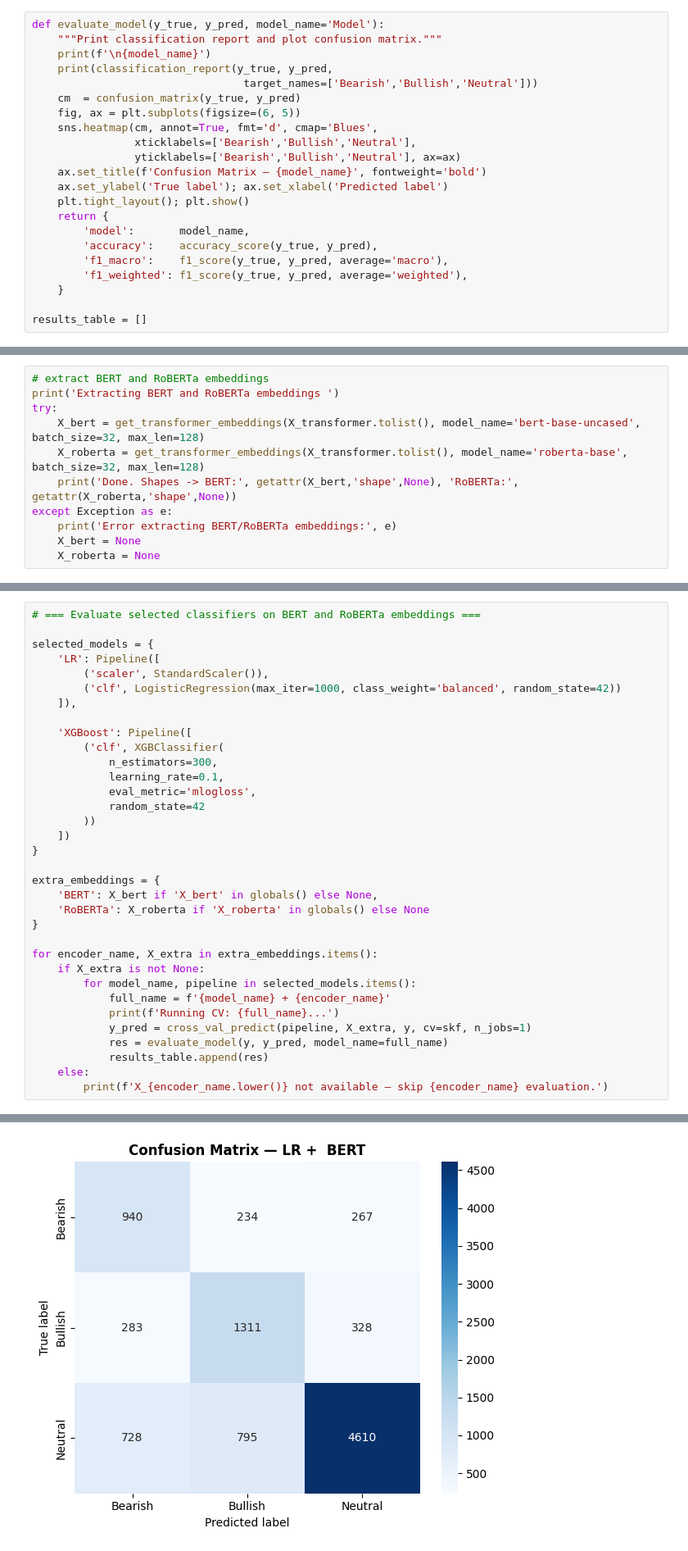
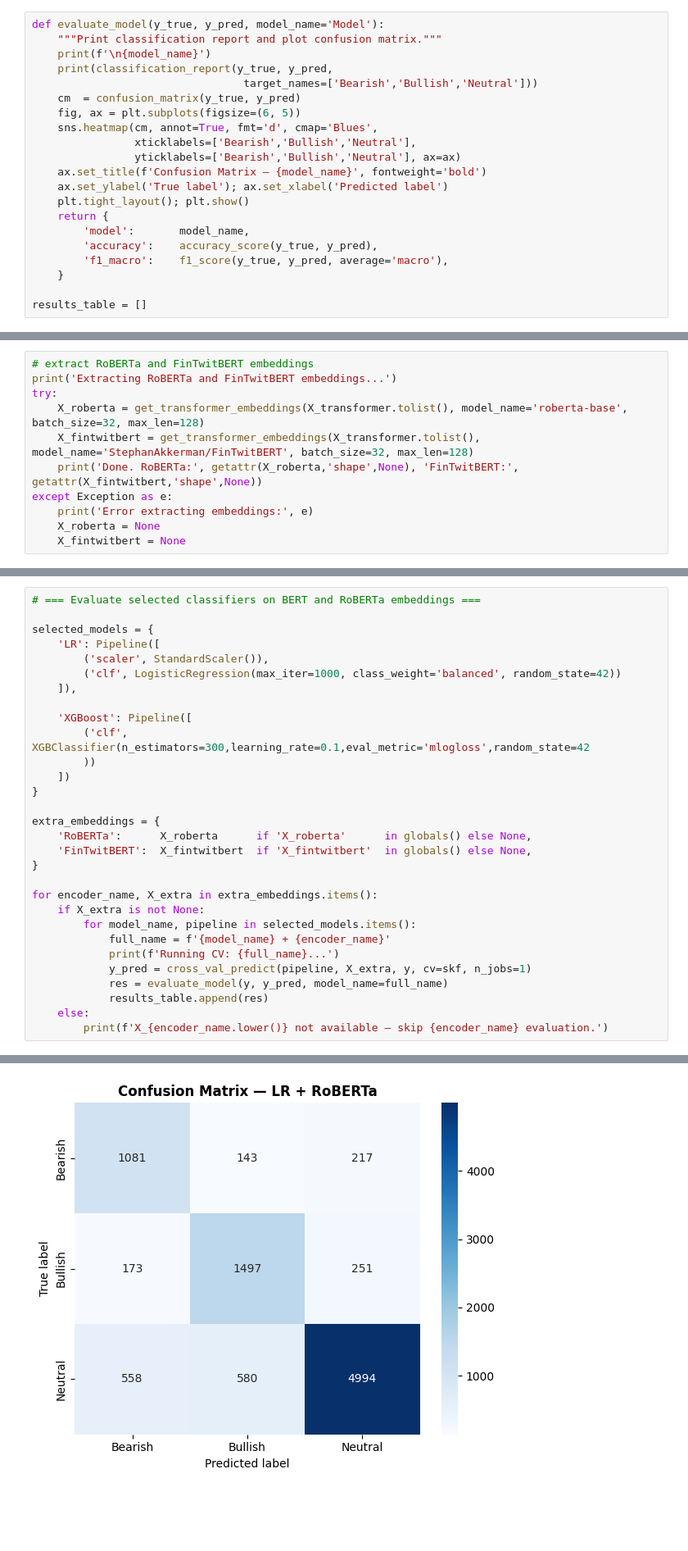
Before and after one commit to rodbarretoteixeira/Text_Mining, a Jupyter notebook: projeto/tm_tests_xx.ipynb, the cells around one changed output, grey strips where cells are left out. Shown at 82% size. Drawn from its saved outputs; the diff is of its cells as text; blank space fills up the shorter version.

```diff
--- a/projeto/tm_tests_xx.ipynb
+++ b/projeto/tm_tests_xx.ipynb
@@ -2026,7 +2020,6 @@ def evaluate_model(y_true, y_pred, model_name='Model'):
         'model':       model_name,
         'accuracy':    accuracy_score(y_true, y_pred),
         'f1_macro':    f1_score(y_true, y_pred, average='macro'),
-        'f1_weighted': f1_score(y_true, y_pred, average='weighted'),
     }
 
 results_table = []
@@ -2286,12 +2488,12 @@ These embeddings are then used as features for the two selected classifiers: Log
 # %%
-# extract BERT and RoBERTa embeddings
-print('Extracting BERT and RoBERTa embeddings ')
+# extract RoBERTa and FinTwitBERT embeddings
+print('Extracting RoBERTa and FinTwitBERT embeddings...')
 try:
-    X_bert = get_transformer_embeddings(X_transformer.tolist(), model_name='bert-base-uncased', batch_size=32, max_len=128)
     X_roberta = get_transformer_embeddings(X_transformer.tolist(), model_name='roberta-base', batch_size=32, max_len=128)
-    print('Done. Shapes -> BERT:', getattr(X_bert,'shape',None), 'RoBERTa:', getattr(X_roberta,'shape',None))
+    X_fintwitbert = get_transformer_embeddings(X_transformer.tolist(), model_name='StephanAkkerman/FinTwitBERT', batch_size=32, max_len=128)
+    print('Done. RoBERTa:', getattr(X_roberta,'shape',None), 'FinTwitBERT:', getattr(X_fintwitbert,'shape',None))
 except Exception as e:
-    print('Error extracting BERT/RoBERTa embeddings:', e)
-    X_bert = None
+    print('Error extracting embeddings:', e)
     X_roberta = None
+    X_fintwitbert = None
 # %% [output]
@@ -2338,18 +2541,14 @@ selected_models = {
     ]),
 
     'XGBoost': Pipeline([
-        ('clf', XGBClassifier(
-            n_estimators=300,
-            learning_rate=0.1,
-            eval_metric='mlogloss',
-            random_state=42
+        ('clf', XGBClassifier(n_estimators=300,learning_rate=0.1,eval_metric='mlogloss',random_state=42
         ))
     ])
 }
 
 extra_embeddings = {
-    'BERT': X_bert if 'X_bert' in globals() else None,
-    'RoBERTa': X_roberta if 'X_roberta' in globals() else None
+    'RoBERTa':      X_roberta      if 'X_roberta'      in globals() else None,
+    'FinTwitBERT':  X_fintwitbert  if 'X_fintwitbert'  in globals() else None,
 }
 
 for encoder_name, X_extra in extra_embeddings.items():
@@ -2378 +2577 @@ weighted avg       0.76      0.72      0.73      9496
-[figure, old version]
+[figure, new version]
```
Also changed, not shown: parts of 39 cells of this notebook.
